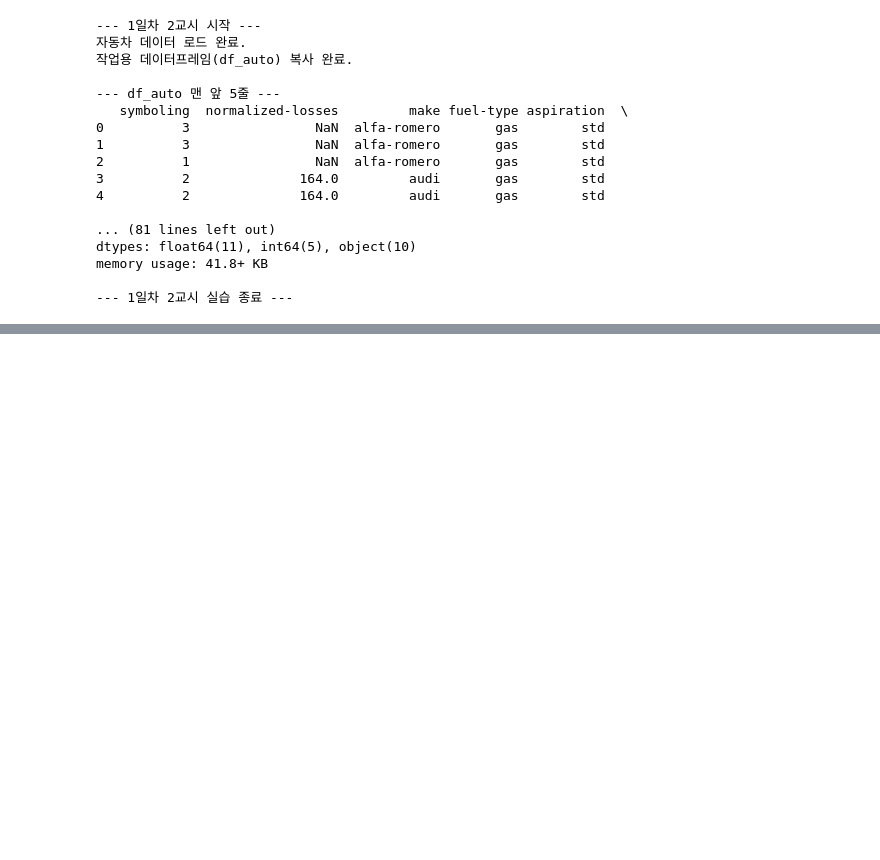
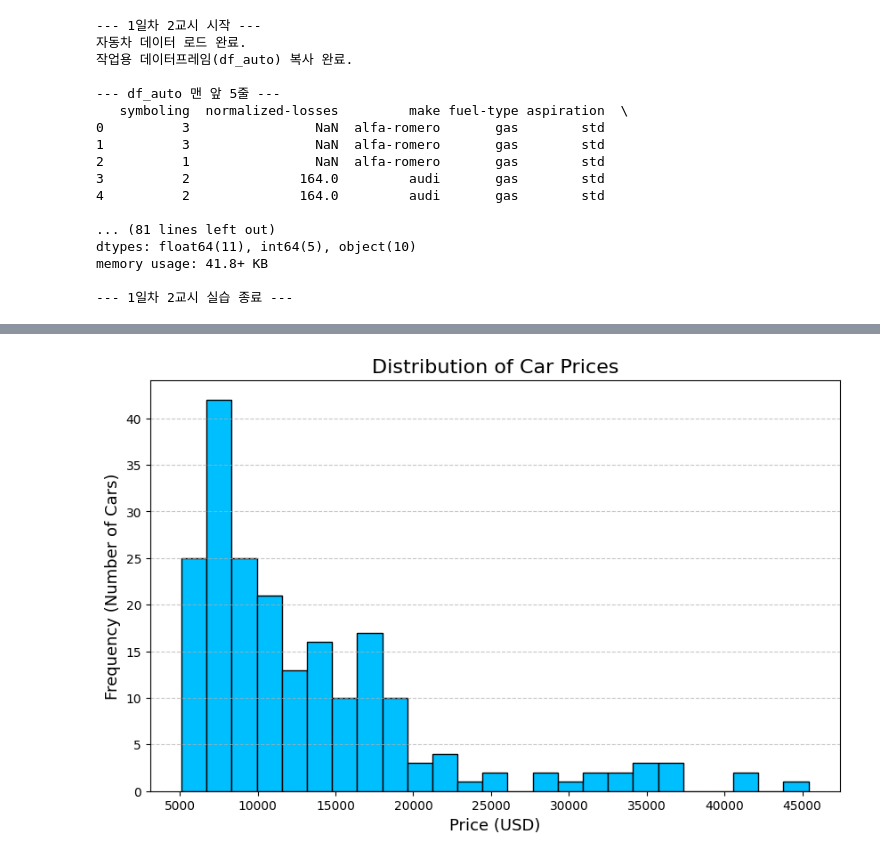
Before and after one commit to kjhjh6051/portfolio, a Jupyter notebook: 데이터_과학_1일차_김진현.ipynb, the cells around one changed output, grey strips where cells are left out. Cells and saved outputs as stored; diff of their text form; code cells hidden in the pictures; blank space fills up the shorter version.

```diff
--- a/데이터_과학_1일차_김진현.ipynb
+++ b/데이터_과학_1일차_김진현.ipynb
@@ -127,3 +129,88 @@ dtypes: float64(11), int64(5), object(10)
 memory usage: 41.8+ KB
 
 --- 1일차 2교시 실습 종료 ---
+# %%
+# ==================================================
+# 1일차 - 3교시: 데이터를 요리하기 위한 재료 손질 (2) & 시각화 맛보기
+# ==================================================
+print("\n--- 1일차 3교시 시작 ---")
+
+# 1. 필요한 라이브러리 (Pandas, NumPy는 이전 셀에서 임포트 가정)
+import matplotlib.pyplot as plt
+%matplotlib inline
+
+# [텍스트 셀 안내]
+# (df_auto는 2교시에서 생성 및 초기화되었다고 가정)
+# 만약 df_auto가 없다면, 2교시 코드를 먼저 실행해주세요!
+
+# 2. 숫자형/모든 컬럼 기술 통계치 확인 (전처리 전 상태)
+print("\n--- 전처리 전 숫자형 컬럼 기술 통계치 ---")
+print(df_auto.describe(include=[np.number])) # 숫자형 컬럼만 선택
+print("\n--- 전처리 전 모든 컬럼 기술 통계치 ---")
+print(df_auto.describe(include='all'))
+
+
+# ---!!! 'price' 컬럼 전처리 (가장 중요!) !!!---
+print("\n--- 'price' 컬럼 전처리 시작 ---")
+# na_values="?"로 이미 '?'는 NaN으로 로드되었을 것입니다.
+# 여기서는 pd.to_numeric과 fillna에 집중합니다.
+
+# 3-1. 'price' 컬럼을 숫자형(float)으로 변환 (pd.to_numeric 사용)
+# errors='coerce'는 숫자로 변환할 수 없는 값을 만나면 NaN으로 만듭니다.
+df_auto.loc[:, 'price'] = pd.to_numeric(df_auto['price'], errors='coerce')
+print(f"1. pd.to_numeric 후 'price' Dtype: {df_auto['price'].dtype}")
+
+# 3-2. (안전장치) 만약 여전히 object 타입이라면 float으로 강제 변환 시도
+if df_auto['price'].dtype == 'object':
+    print("   'price'가 object 타입으로 남아있어 astype(float) 시도...")
+    try:
+        df_auto.loc[:, 'price'] = df_auto['price'].astype(float)
+    except ValueError as e:
+        print(f"   경고! 'price'를 float으로 변환 중 오류: {e}. 데이터 확인 필요!")
+        # 정말 심각한 경우, 숫자가 아닌 값을 모두 NaN으로 바꾸는 apply 로직을 여기에 추가할 수 있습니다.
+        # def force_float_or_nan(x):
+        #     try: return float(x)
+        #     except: return np.nan
+        # df_auto.loc[:, 'price'] = df_auto['price'].apply(force_float_or_nan).astype(float)
+print(f"2. 최종 형변환 시도 후 'price' Dtype: {df_auto['price'].dtype}")
+
+
+# 3-3. 'price' 컬럼의 NaN 값을 평균으로 채우기
+# 먼저 평균을 계산합니다. 이 때 'price'는 이미 숫자형(또는 모든 값이 NaN인 숫자형)이어야 합니다.
+avg_price = df_auto['price'].mean() # .mean()은 NaN을 알아서 제외하고 계산
+
+if pd.isna(avg_price): # 만약 'price' 컬럼의 모든 유효한 값이 NaN이어서 평균 계산이 불가능했다면
+    print("경고: 'price' 컬럼의 평균을 계산할 수 없습니다 (모든 값이 NaN일 수 있음). NaN을 0으로 채웁니다.")
+    df_auto.loc[:, 'price'] = df_auto['price'].fillna(0)
+else:
+    df_auto.loc[:, 'price'] = df_auto['price'].fillna(avg_price)
+    print(f"3. 'price' 컬럼의 NaN 값을 평균값 ({avg_price:.2f})으로 채우기 완료.")
+
+print("\n--- 'price' 컬럼 전처리 후 종합 정보 (df_auto.info()) ---")
+df_auto.info() # 'price' 컬럼이 float64이고, Non-Null Count가 증가했는지 확인!
+# ---!!! 'price' 컬럼 전처리 끝 !!!---
+
+
+# 4. 자동차 가격 분포 히스토그램 그려보기
+print("\n--- 자동차 가격 분포 히스토그램 ---")
+
+# 히스토그램 그리기 전, 'price' 컬럼이 확실히 숫자형인지 최종 확인
+if pd.api.types.is_numeric_dtype(df_auto['price']):
+    price_data_for_hist = df_auto['price'].dropna() # 혹시 모를 NaN 최종 제거
+    if not price_data_for_hist.empty:
+        plt.figure(figsize=(10, 6))
+        plt.hist(price_data_for_hist, bins=25, edgecolor='black', color='deepskyblue') # bins 값 조정 가능
+        plt.title('Distribution of Car Prices', fontsize=16)
+        plt.xlabel('Price (USD)', fontsize=13)
+        plt.ylabel('Frequency (Number of Cars)', fontsize=13)
+        plt.grid(axis='y', linestyle='--', alpha=0.7) # y축 격자만 표시
+        plt.show()
+    else:
+        print("경고: 'price' 컬럼에 유효한 숫자 데이터가 없어 히스토그램을 그릴 수 없습니다.")
+else:
+    print("치명적 경고: 'price' 컬럼이 최종적으로 숫자형이 아닙니다. 히스토그램을 그릴 수 없습니다.")
+    print(f"  현재 'price' 컬럼 Dtype: {df_auto['price'].dtype}")
+    print("  'price' 컬럼 샘플:\n", df_auto['price'].head(10))
+
+print("\n--- 1일차 3교시 실습 종료 ---")
+# %% [output]
@@ -129,0 +234 @@ memory usage: 41.8+ KB
+[figure, added]
```
Also changed, not shown: parts of 2 cells of this notebook.
